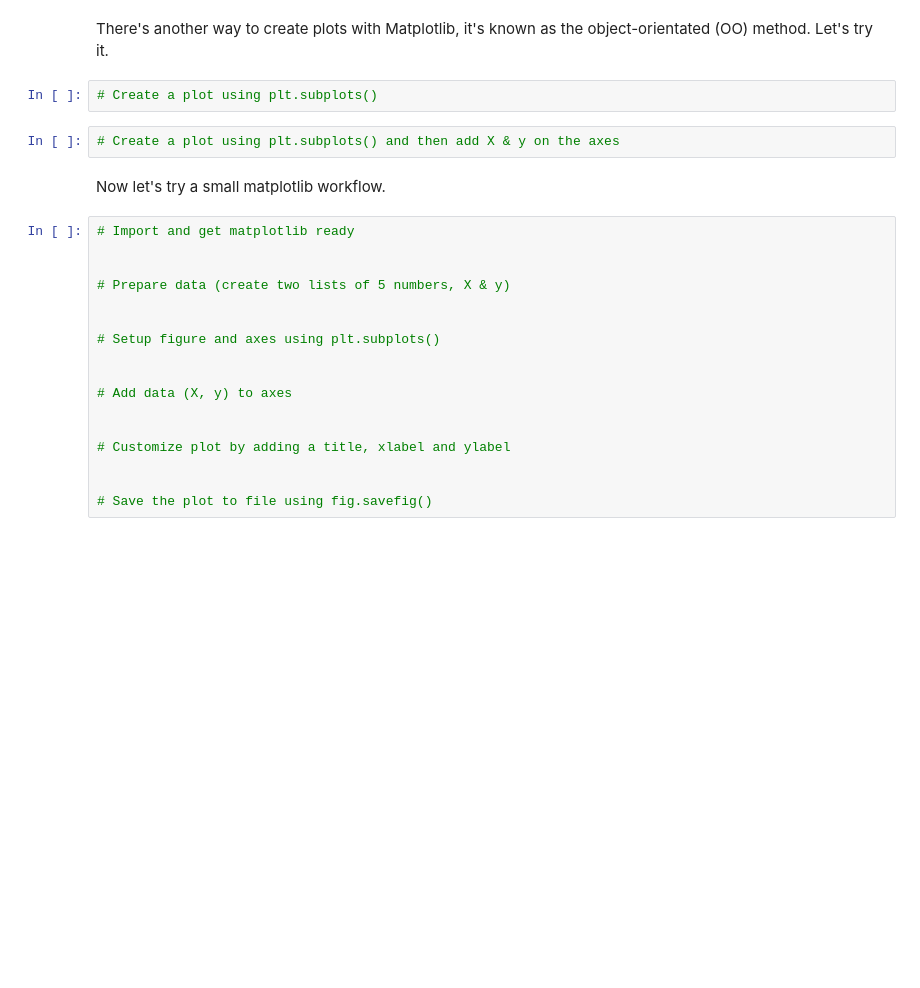
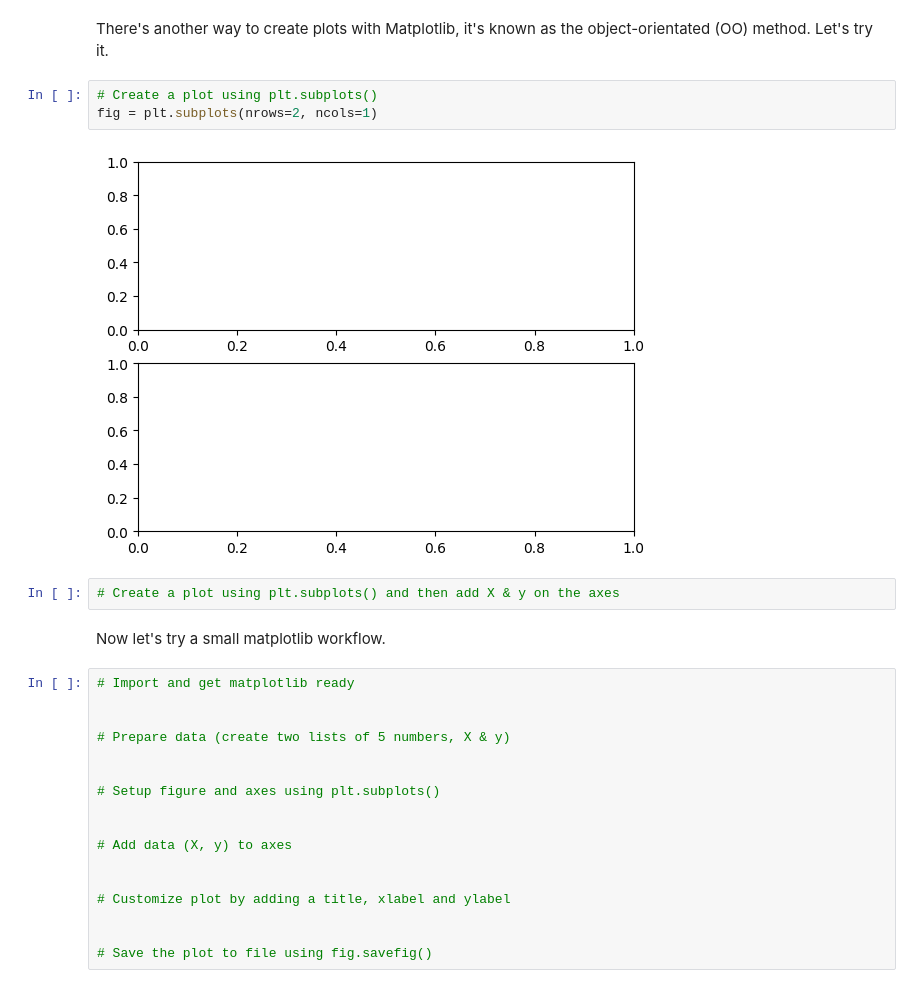
Before and after one commit to BrennZA/ZTM-ML, a Jupyter notebook: matplotlib-exercises.ipynb, the cells around one changed output. Saved outputs shown, nothing was run; the diff lists cells and outputs as text; blank space fills up the shorter version.

```diff
--- a/matplotlib-exercises.ipynb
+++ b/matplotlib-exercises.ipynb
@@ -27,6 +47,9 @@ If you're stuck, don't forget, you can always search for a function, for example
 There's another way to create plots with Matplotlib, it's known as the object-orientated (OO) method. Let's try it.
 # %%
 # Create a plot using plt.subplots()
+fig = plt.subplots(nrows=2, ncols=1)
+# %% [output]
+[figure, added]
 # %%
 # Create a plot using plt.subplots() and then add X & y on the axes
 # %% [markdown]
```
Also changed, not shown: parts of 6 cells of this notebook.
